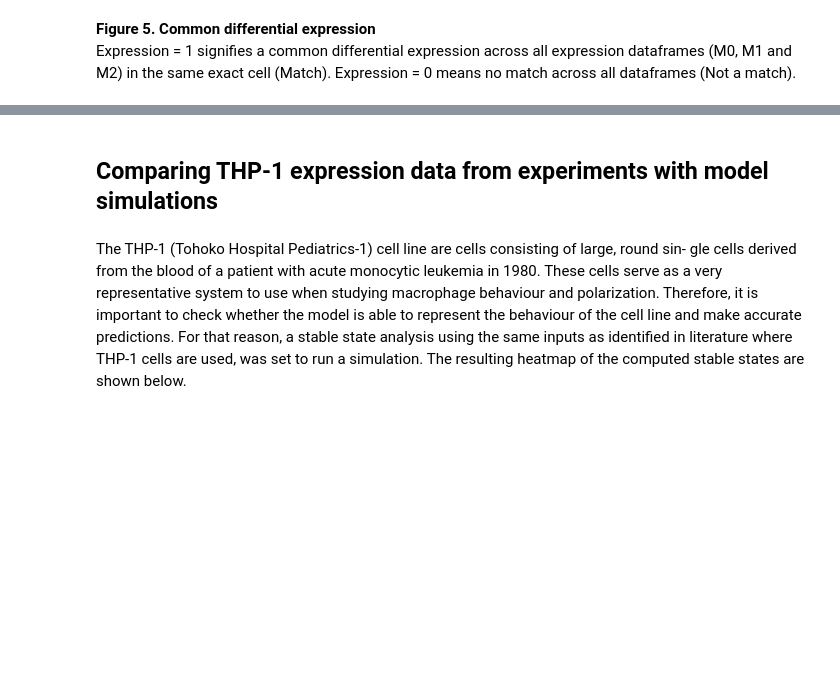
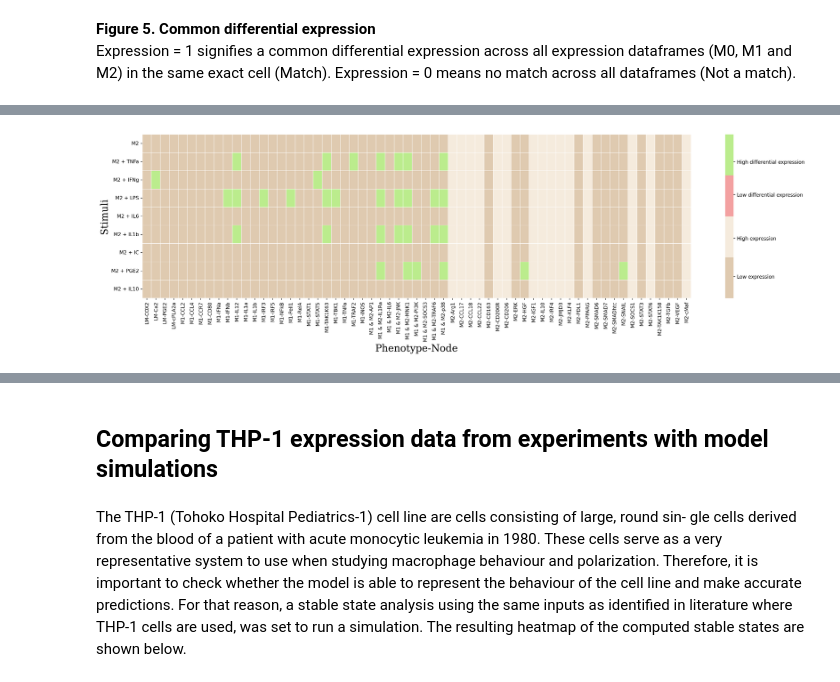
Before and after one commit to Karinaovedal/Master-thesis, a Jupyter notebook: MacPol 2.0.ipynb, the cells around one changed output, grey strips where cells are left out. Saved outputs shown, nothing was run; the diff lists cells and outputs as text; code cells hidden in the pictures; blank space fills up the shorter version.

```diff
--- a/MacPol 2.0.ipynb
+++ b/MacPol 2.0.ipynb
@@ -614,0 +588,89 @@ results = pd.concat(frames, keys=keys).copy()
+# %%
+# Setting initial conditions.
+inpM2 = ('IFNg == 0 & LPS == 0 & VEGF_e == 0 & TNFa_e == 0 & GMCSF == 0 & IL6_e == 0 & IL1b_e == 0 & IC == 0 & PGE2_e == 0 & IL4 == 1 & IL13 == 1 & IL10_e == 0 & HGF_e == 0 & TGFb_e == 0 & IGF1_e == 0')
+inpM2_TNFa = ('IFNg == 0 & LPS == 0 & VEGF_e == 0 & TNFa_e == 1 & GMCSF == 0 & IL6_e == 0 & IL1b_e == 0 & IC == 0 & PGE2_e == 0 & IL4 == 1 & IL13 == 1 & IL10_e == 0 & HGF_e == 0 & TGFb_e == 0 & IGF1_e == 0')
+inpM2_IFNg = ('IFNg == 1 & LPS == 0 & VEGF_e == 0 & TNFa_e == 0 & GMCSF == 0 & IL6_e == 0 & IL1b_e == 0 & IC == 0 & PGE2_e == 0 & IL4 == 1 & IL13 == 1 & IL10_e == 0 & HGF_e == 0 & TGFb_e == 0 & IGF1_e == 0')
+inpM2_LPS = ('IFNg == 0 & LPS == 1 & VEGF_e == 0 & TNFa_e == 0 & GMCSF == 0 & IL6_e == 0 & IL1b_e == 0 & IC == 0 & PGE2_e == 0 & IL4 == 1 & IL13 == 1 & IL10_e == 0 & HGF_e == 0 & TGFb_e == 0 & IGF1_e == 0')
+inpM2_IL6 = ('IFNg == 0 & LPS == 0 & VEGF_e == 0 & TNFa_e == 0 & GMCSF == 0 & IL6_e == 1 & IL1b_e == 0 & IC == 0 & PGE2_e == 0 & IL4 == 1 & IL13 == 1 & IL10_e == 0 & HGF_e == 0 & TGFb_e == 0 & IGF1_e == 0')
+inpM2_IL1B = ('IFNg == 0 & LPS == 0 & VEGF_e == 0 & TNFa_e == 0 & GMCSF == 0 & IL6_e == 0 & IL1b_e == 1 & IC == 0 & PGE2_e == 0 & IL4 == 1 & IL13 == 1 & IL10_e == 0 & HGF_e == 0 & TGFb_e == 0 & IGF1_e == 0')
+inpM2_IC = ('IFNg == 0 & LPS == 0 & VEGF_e == 0 & TNFa_e == 0 & GMCSF == 0 & IL6_e == 0 & IL1b_e == 0 & IC == 1 & PGE2_e == 0 & IL4 == 1 & IL13 == 1 & IL10_e == 0 & HGF_e == 0 & TGFb_e == 0 & IGF1_e == 0')
+inpM2_PGE2 = ('IFNg == 0 & LPS == 0 & VEGF_e == 0 & TNFa_e == 0 & GMCSF == 0 & IL6_e == 0 & IL1b_e == 0 & IC == 0 & PGE2_e == 1 & IL4 == 1 & IL13 == 1 & IL10_e == 0 & HGF_e == 0 & TGFb_e == 0 & IGF1_e == 0')
+inpM2_IL10 = ('IFNg == 0 & LPS == 0 & VEGF_e == 0 & TNFa_e == 0 & GMCSF == 0 & IL6_e == 0 & IL1b_e == 0 & IC == 0 & PGE2_e == 0 & IL4 == 1 & IL13 == 1 & IL10_e == 1 & HGF_e == 0 & TGFb_e == 0 & IGF1_e == 0')
+
+# Setting initial states with stimuli that are not growth factors, along with M2 phenotype stimuli.
+# Selecting only the output nodes.
+# Creating a multilevel index with the phenotypes.
+M2_ON = fix_df.query(inpM2)
+M2_ON = M2_ON[markers]
+M2_ON.columns = pd.MultiIndex.from_arrays(phen_arrays, names= ['Phenotype', 'Node'])
+
+M2_TNFa = fix_df.query(inpM2_TNFa)
+M2_TNFa = M2_TNFa[markers]
+M2_TNFa.columns = pd.MultiIndex.from_arrays(phen_arrays, names= ['Phenotype', 'Node'])
+
+M2_IFNg = fix_df.query(inpM2_IFNg)
+M2_IFNg = M2_IFNg[markers]
+M2_IFNg.columns = pd.MultiIndex.from_arrays(phen_arrays, names= ['Phenotype', 'Node'])
+
+M2_LPS = fix_df.query(inpM2_LPS)
+M2_LPS = M2_LPS[markers]
+M2_LPS.columns = pd.MultiIndex.from_arrays(phen_arrays, names= ['Phenotype', 'Node'])
+
+M2_IL6 = fix_df.query(inpM2_IL6)
+M2_IL6 = M2_IL6[markers]
+M2_IL6.columns = pd.MultiIndex.from_arrays(phen_arrays, names= ['Phenotype', 'Node'])
+
+M2_IL1B = fix_df.query(inpM2_IL1B)
+M2_IL1B = M2_IL1B[markers]
+M2_IL1B.columns = pd.MultiIndex.from_arrays(phen_arrays, names= ['Phenotype', 'Node'])
+
+M2_IC = fix_df.query(inpM2_IC)
+M2_IC = M2_IC[markers]
+M2_IC.columns = pd.MultiIndex.from_arrays(phen_arrays, names= ['Phenotype', 'Node'])
+
+M2_PGE2 = fix_df.query(inpM2_PGE2)
+M2_PGE2 = M2_PGE2[markers]
+M2_PGE2.columns = pd.MultiIndex.from_arrays(phen_arrays, names= ['Phenotype', 'Node'])
+
+M2_IL10 = fix_df.query(inpM2_IL10)
+M2_IL10 = M2_IL10[markers]
+M2_IL10.columns = pd.MultiIndex.from_arrays(phen_arrays, names= ['Phenotype', 'Node'])
+
+frames = [M2_ON, M2_TNFa, M2_IFNg, M2_LPS, M2_IL6, M2_IL1B, M2_IC, M2_PGE2, M2_IL10]
+
+# Concatenating all the filtered dataframes into one large dataframe
+results = pd.concat(frames, keys=["M2", "M2 + TNFa", "M2 + IFNg", "M2 + LPS", "M2 + IL6", "M2 + IL1b", "M2 + IC", "M2 + PGE2", "M2 + IL10"])
+
+# Resetting the index to move the stimuli names to columns
+results.reset_index(inplace=True)
+
+# Lexsorting the MultiIndex
+results = results.sort_index(axis=1)
+
+fig, ax = plt.subplots(figsize=(25, 6), dpi=200)
+
+# Filter the DataFrame to keep only the columns representing the data for the heatmap
+IL6data = results.drop(['level_0', 'level_1'], axis=1)
+
+# Coloring nodes where M2 matches the equivalent node in another row.
+IL6data = format_diff_expression(IL6data)
+
+
+IL6map = sns.heatmap(IL6data, cmap = cmap, square = False,
+                    linewidth=0.1, cbar_kws={"shrink": 1})
+
+# Manually specifying discrete legend labelling
+colorbar = ax.collections[0].colorbar
+colorbar.set_ticks([0.4, 1.1, 1.9, 2.5])
+colorbar.set_ticklabels(['Low expression', 'High expression', 'Low differential expression',
+                         'High differential expression'])
+
+
+# Setting y-axis labels using the 'level_0' column which contains the stimuli names
+IL6map.set_yticklabels(results['level_0'].values, rotation=0)
+
+IL6map.set_ylabel("Stimuli", fontsize=20, font="Serif")
+IL6map.set_xlabel("Phenotype-Node", fontsize=20, font="Serif")
+plt.show()
+# %% [output]
+[figure, added]
```
Also changed, not shown: parts of 15 cells of this notebook, 4 other files.
